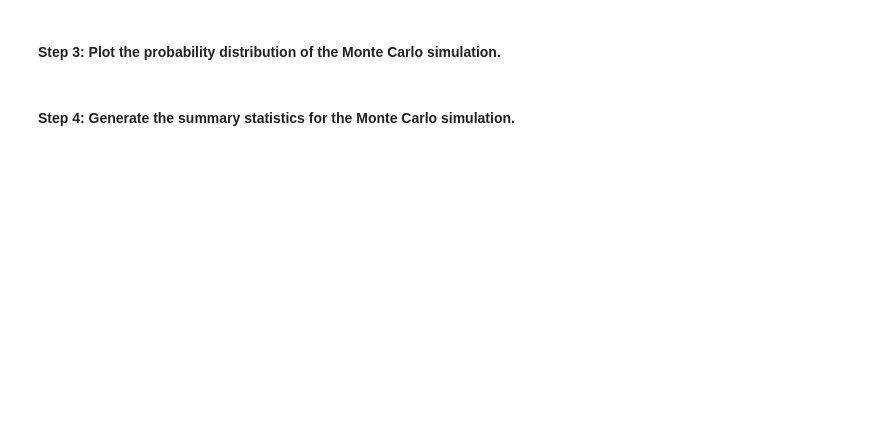
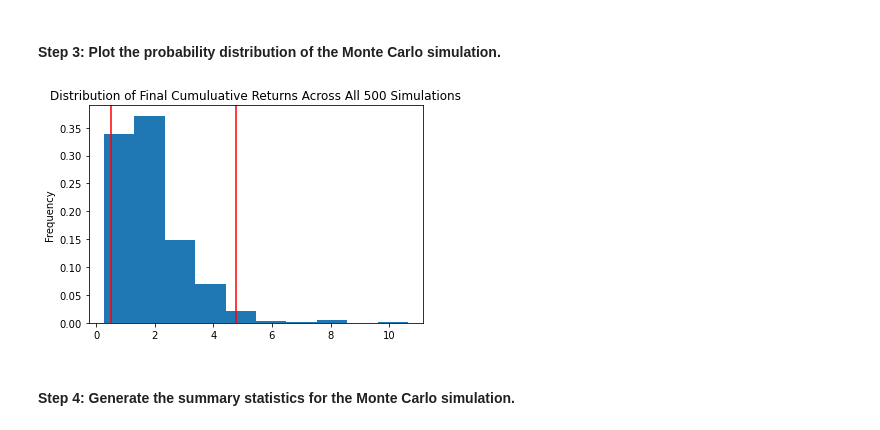
Before and after one commit to Erick3150/Financial-Planning-and-Forecasting, a Jupyter notebook: financial_planning_tools.ipynb, the cells around one changed output. Cells and saved outputs as stored; diff of their text form; code cells hidden in the pictures; blank space fills up the shorter version.

```diff
--- a/financial_planning_tools.ipynb
+++ b/financial_planning_tools.ipynb
@@ -426,7 +549,9 @@ In this section, you’ll use the MCForecastTools library to create a Monte Carl
 # %%
 # Visualize the probability distribution of the 30-year Monte Carlo simulation
 # by plotting a histogram
-# YOUR CODE HERE
+MC_line_dis = MC_thirty_year.plot_distribution()
+# %% [output]
+[figure, added]
 # %% [markdown]
 #### Step 4: Generate the summary statistics for the Monte Carlo simulation.
 # %%
```
Also changed, not shown: parts of 42 cells of this notebook, 1 other file.
